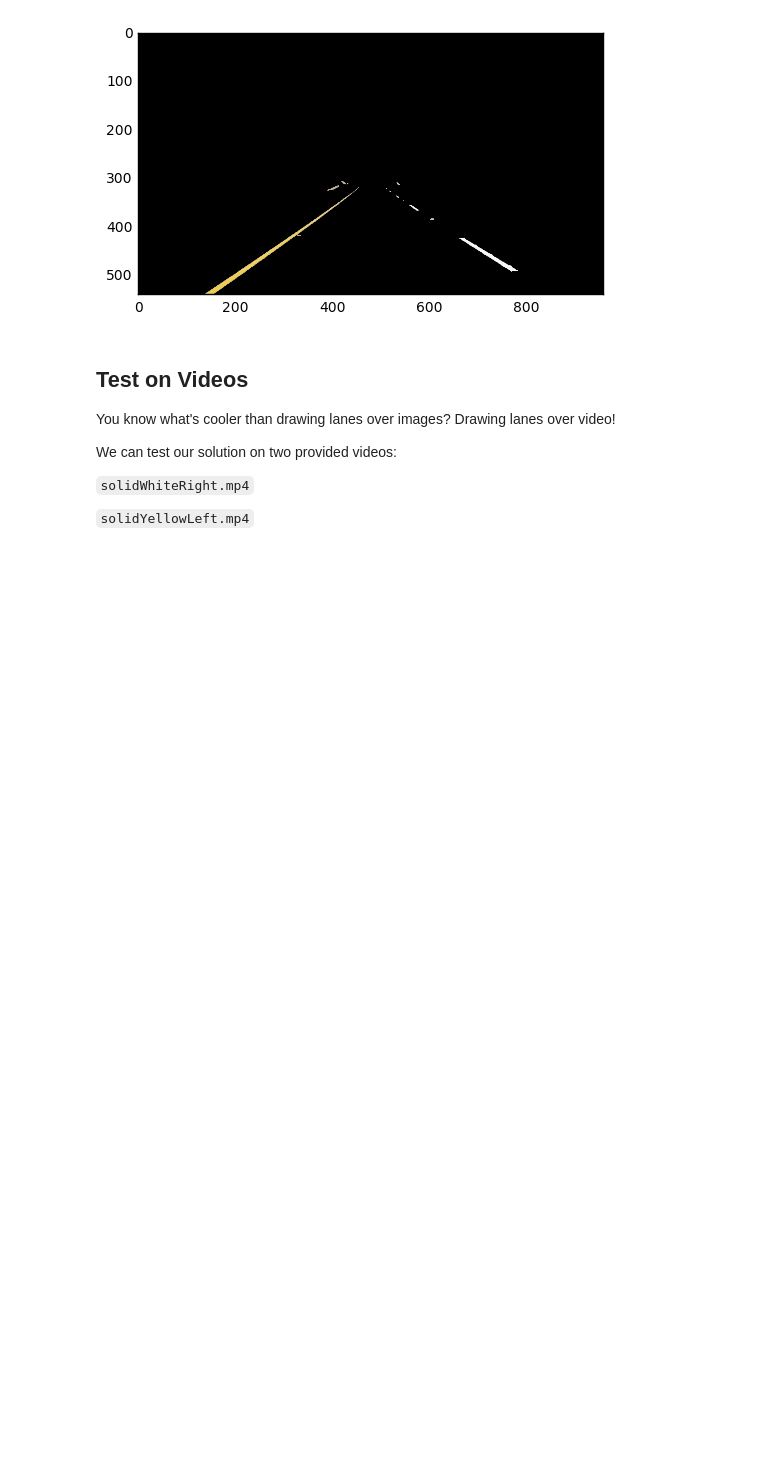
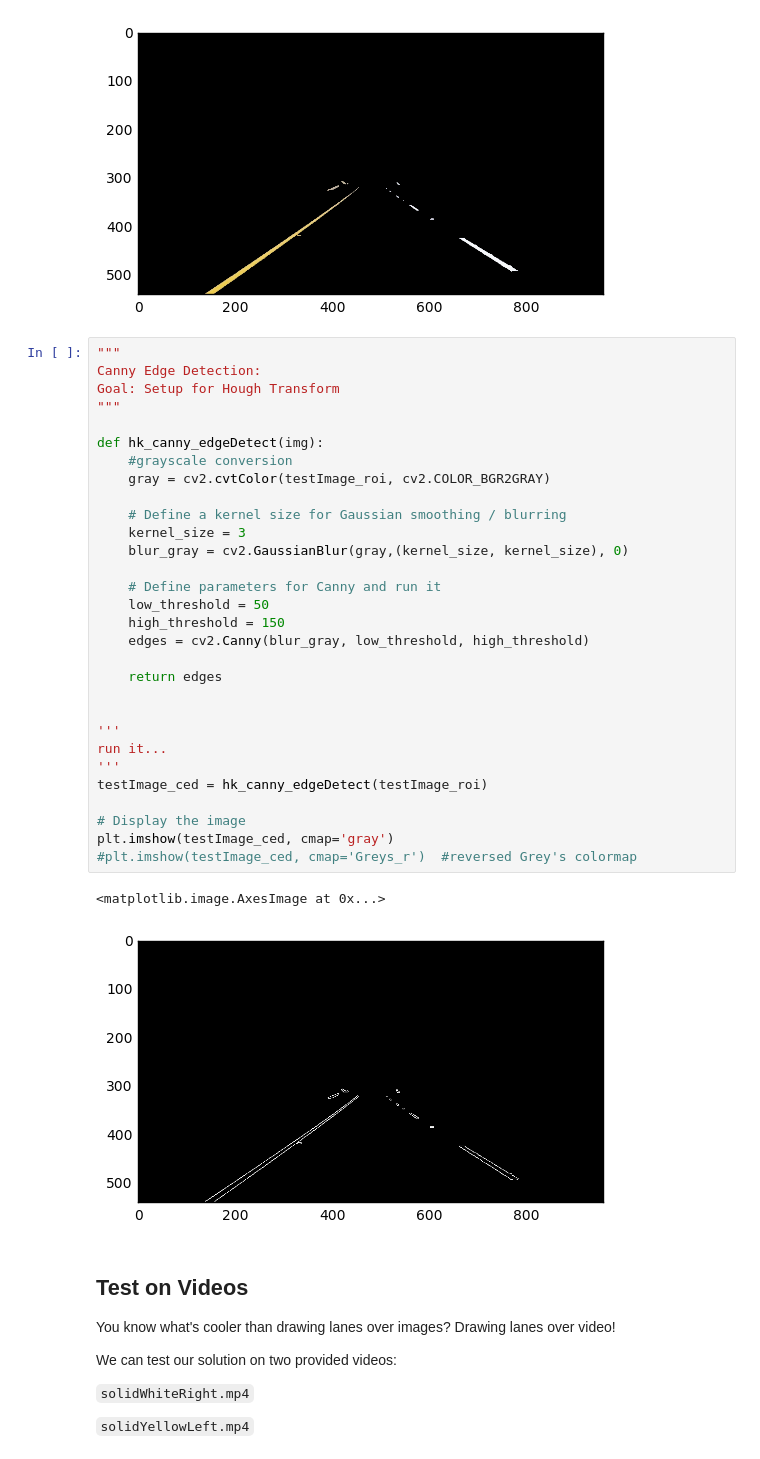
Before and after one commit to hkorre/CarND-LaneLines-P1, a Jupyter notebook: P1.ipynb, the cells around one changed output. Drawn from its saved outputs; the diff is of its cells as text; blank space fills up the shorter version.

Commit message:
hkorre: setup canny edge detection

```diff
--- a/P1.ipynb
+++ b/P1.ipynb
@@ -330,6 +248,39 @@ plt.imshow(testImage_roi)
 (540, 960, 3)
 <matplotlib.image.AxesImage at 0x...>
 [figure]
+# %%
+"""
+Canny Edge Detection:
+Goal: Setup for Hough Transform
+"""
+
+def hk_canny_edgeDetect(img):
+    #grayscale conversion
+    gray = cv2.cvtColor(testImage_roi, cv2.COLOR_BGR2GRAY)
+
+    # Define a kernel size for Gaussian smoothing / blurring
+    kernel_size = 3
+    blur_gray = cv2.GaussianBlur(gray,(kernel_size, kernel_size), 0)
+
+    # Define parameters for Canny and run it
+    low_threshold = 50
+    high_threshold = 150
+    edges = cv2.Canny(blur_gray, low_threshold, high_threshold)
+
+    return edges
+
+
+'''
+run it...
+'''
+testImage_ced = hk_canny_edgeDetect(testImage_roi)
+
+# Display the image
+plt.imshow(testImage_ced, cmap='gray')
+#plt.imshow(testImage_ced, cmap='Greys_r')  #reversed Grey's colormap
+# %% [output]
+<matplotlib.image.AxesImage at 0x...>
+[figure, added]
 # %% [markdown]
 ## Test on Videos
 
```
Also changed, not shown: parts of 2 cells of this notebook.
